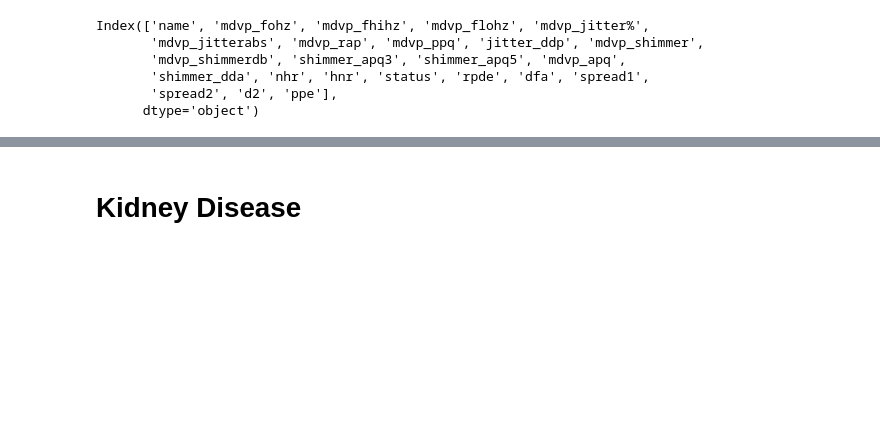
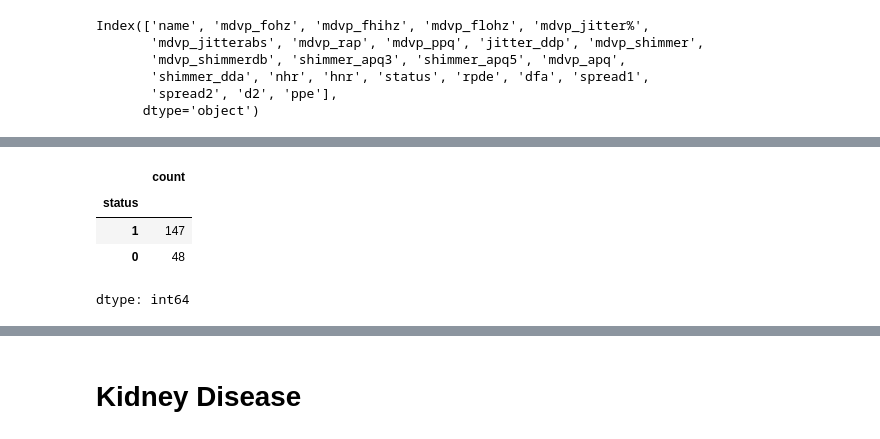
Before and after one commit to raju1207/Multiple-Disease-Prediction-Analysis, a Jupyter notebook: Multiple_Disease_Prediction_Analysis.ipynb, the cells around one changed output, grey strips where cells are left out. Cells and saved outputs as stored; diff of their text form; code cells hidden in the pictures; blank space fills up the shorter version.

```diff
--- a/Multiple_Disease_Prediction_Analysis.ipynb
+++ b/Multiple_Disease_Prediction_Analysis.ipynb
@@ -359,2 +377,10 @@ rename_data.corr()
+# %%
+Par_Data['status'].value_counts()
+# %% [output]
+|  | count |
+| status |  |
+| 1 | 147 |
+| 0 | 48 |
+dtype: int64
 # %%
 from sklearn.model_selection import train_test_split
```
Also changed, not shown: parts of 26 cells of this notebook.
